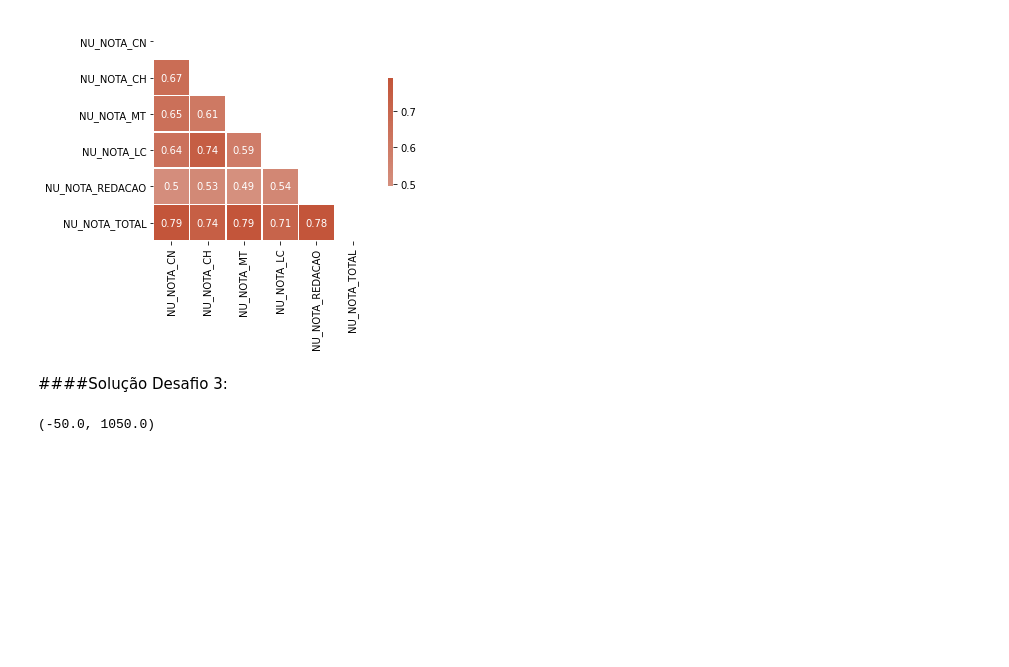
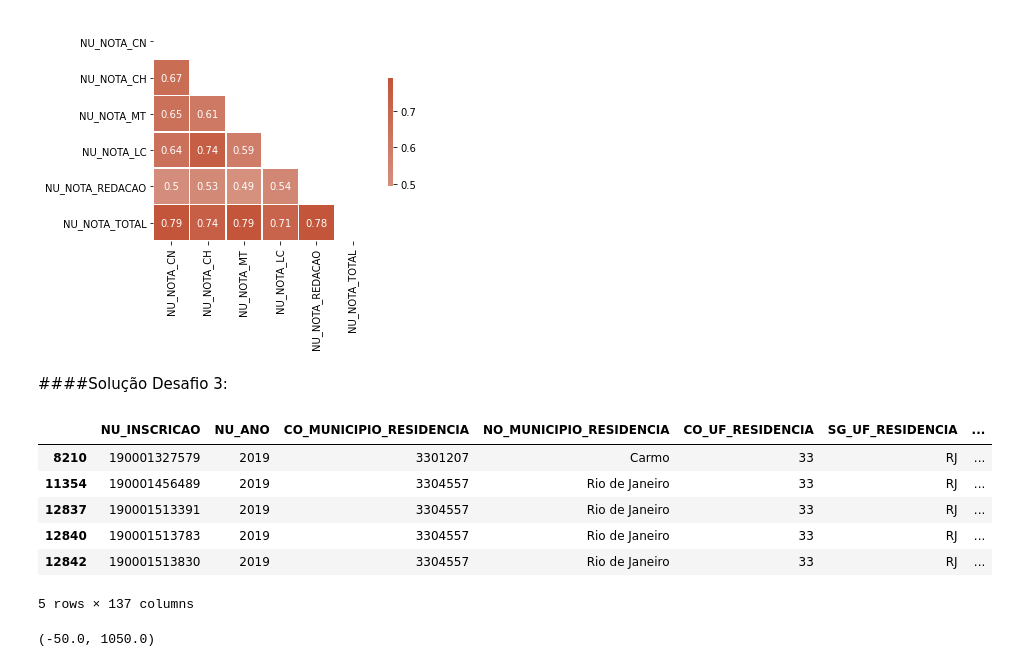
Before and after one commit to VictoralcNunes/AluraImers-oDados, a Jupyter notebook: Aula03.ipynb, the cells around one changed output. Drawn from its saved outputs; the diff is of its cells as text; code cells hidden in the pictures; blank space fills up the shorter version.

```diff
--- a/Aula03.ipynb
+++ b/Aula03.ipynb
@@ -548,6 +548,15 @@ sns.heatmap(correlacao, mask=mask, cmap=cmap, center=0, annot=True,
 ####Solução Desafio 3:
 # %%
 dados_sem_notas_zero_rj = dados_sem_notas_zero.query("SG_UF_RESIDENCIA == 'RJ'")
+dados_sem_notas_zero_rj.head()
+# %% [output]
+|  | NU_INSCRICAO | NU_ANO | CO_MUNICIPIO_RESIDENCIA | NO_MUNICIPIO_RESIDENCIA | CO_UF_RESIDENCIA | SG_UF_RESIDENCIA | ... |
+| 8210 | 190001327579 | 2019 | 3301207 | Carmo | 33 | RJ | ... |
+| 11354 | 190001456489 | 2019 | 3304557 | Rio de Janeiro | 33 | RJ | ... |
+| 12837 | 190001513391 | 2019 | 3304557 | Rio de Janeiro | 33 | RJ | ... |
+| 12840 | 190001513783 | 2019 | 3304557 | Rio de Janeiro | 33 | RJ | ... |
+| 12842 | 190001513830 | 2019 | 3304557 | Rio de Janeiro | 33 | RJ | ... |
+5 rows × 137 columns
 # %%
 plt.figure(figsize=(10, 10))
 sns.scatterplot(data = dados_sem_notas_zero_rj, x="NU_NOTA_CH", y="NU_NOTA_LC", hue="Q025")
```
Also changed, not shown: parts of 6 cells of this notebook.
